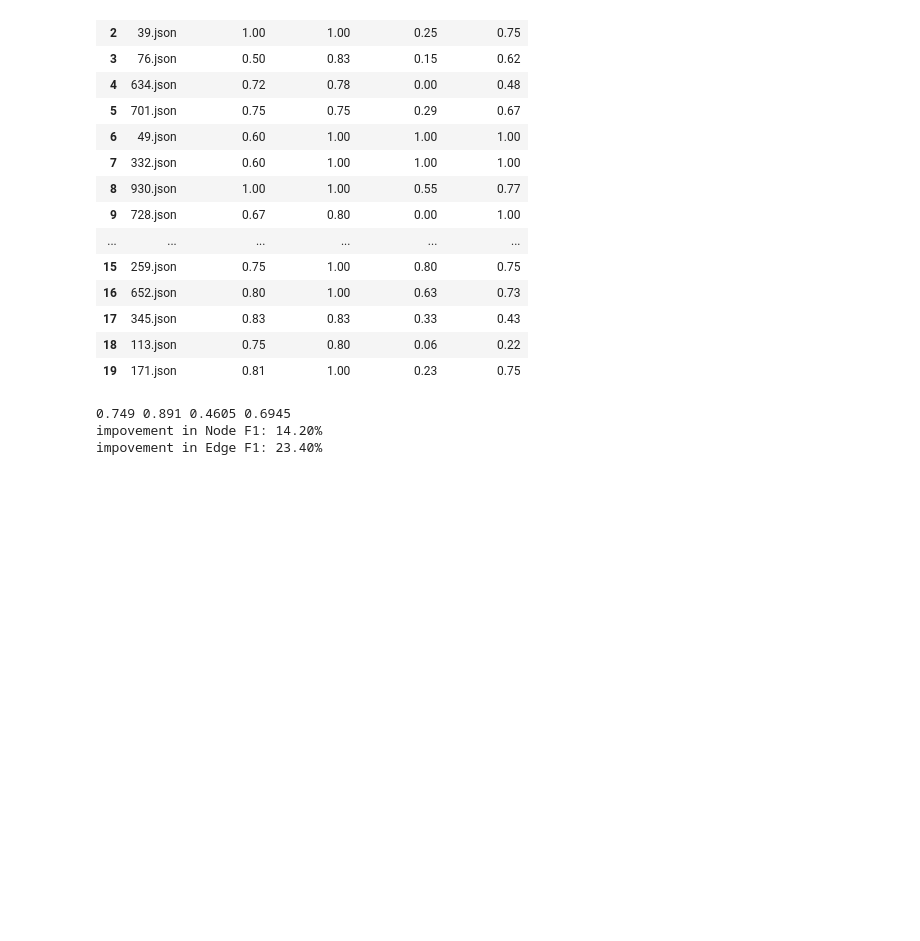
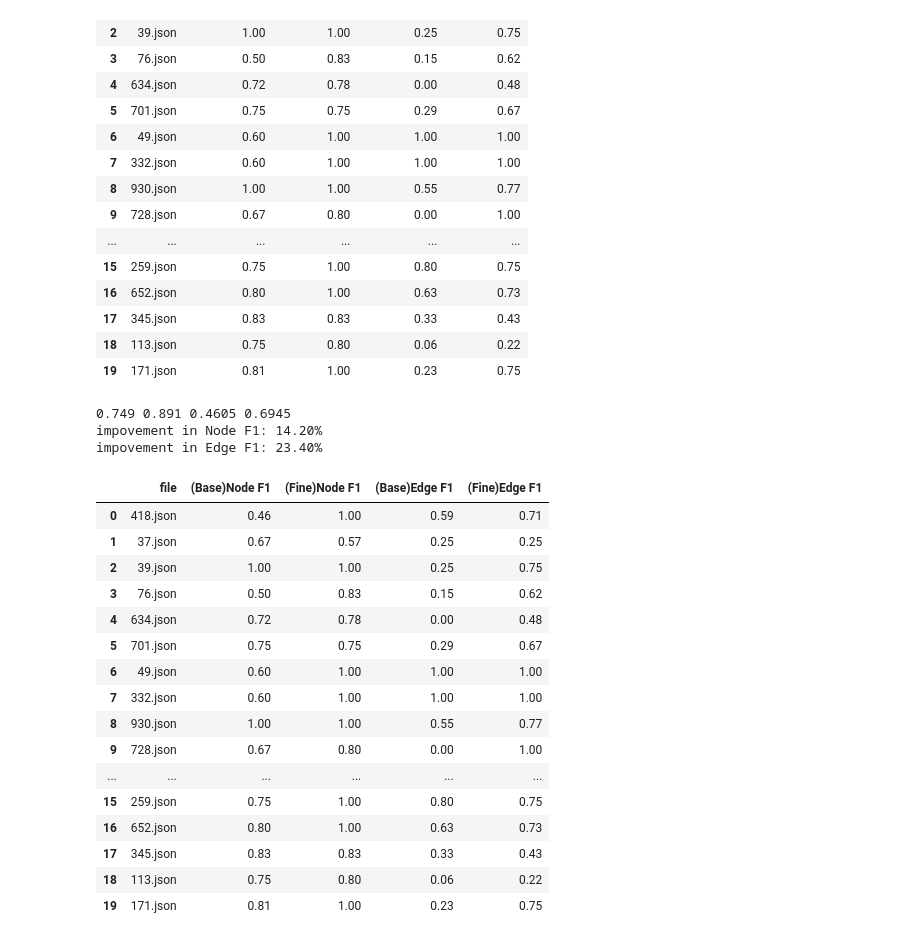
Before and after one commit to Zackriya-Solutions/diagram2graph, a Jupyter notebook: phase2/inference/metrics_addition.ipynb, the cells around one changed output. Cells and saved outputs as stored; diff of their text form; code cells hidden in the pictures; blank space fills up the shorter version.

```diff
--- a/phase2/inference/metrics_addition.ipynb
+++ b/phase2/inference/metrics_addition.ipynb
@@ -154,3 +154,26 @@ impovement in Node F1: 14.20%
 impovement in Edge F1: 23.40%
 # %%
 f1_only.to_csv('qwen-2-5-vl-finetune-benchmark.csv', index=False)
+# %%
+import pandas as pd
+
+comparison = pd.read_csv('qwen-2-5-vl-finetune-benchmark.csv')
+comparison
+# %% [output]
+|  | file | (Base)Node F1 | (Fine)Node F1 | (Base)Edge F1 | (Fine)Edge F1 |
+| 0 | 418.json | 0.46 | 1.00 | 0.59 | 0.71 |
+| 1 | 37.json | 0.67 | 0.57 | 0.25 | 0.25 |
+| 2 | 39.json | 1.00 | 1.00 | 0.25 | 0.75 |
+| 3 | 76.json | 0.50 | 0.83 | 0.15 | 0.62 |
+| 4 | 634.json | 0.72 | 0.78 | 0.00 | 0.48 |
+| 5 | 701.json | 0.75 | 0.75 | 0.29 | 0.67 |
+| 6 | 49.json | 0.60 | 1.00 | 1.00 | 1.00 |
+| 7 | 332.json | 0.60 | 1.00 | 1.00 | 1.00 |
+| 8 | 930.json | 1.00 | 1.00 | 0.55 | 0.77 |
+| 9 | 728.json | 0.67 | 0.80 | 0.00 | 1.00 |
+| ... | ... | ... | ... | ... | ... |
+| 15 | 259.json | 0.75 | 1.00 | 0.80 | 0.75 |
+| 16 | 652.json | 0.80 | 1.00 | 0.63 | 0.73 |
+| 17 | 345.json | 0.83 | 0.83 | 0.33 | 0.43 |
+| 18 | 113.json | 0.75 | 0.80 | 0.06 | 0.22 |
+| 19 | 171.json | 0.81 | 1.00 | 0.23 | 0.75 |
```
Also changed, not shown: parts of 1 cell of this notebook, 5 other files.
